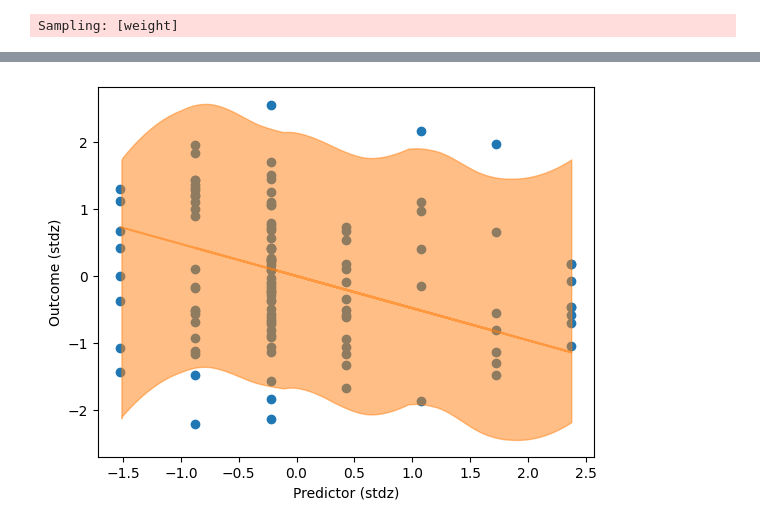
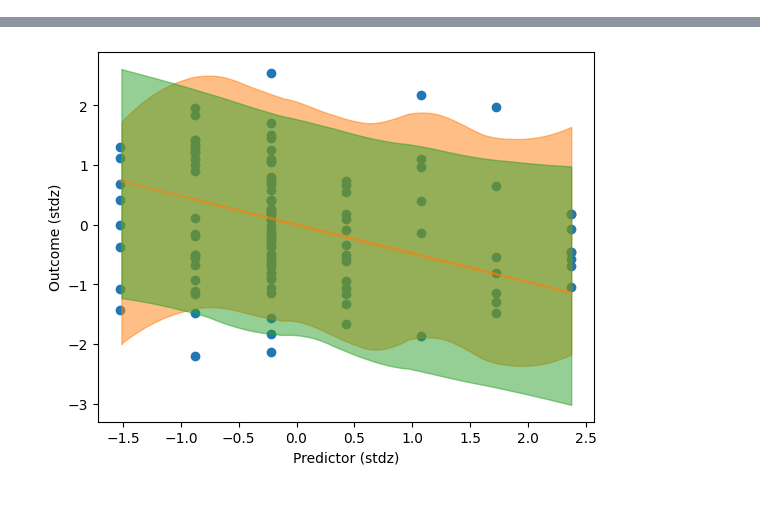
Before and after one commit to voutrata/statistical_rethinking_fork, a Jupyter notebook: my_code/chapter_5/5H2.ipynb, the cells around one changed output, grey strips where cells are left out. Drawn from its saved outputs; the diff is of its cells as text; code cells hidden in the pictures.

```diff
--- a/my_code/chapter_5/5H2.ipynb
+++ b/my_code/chapter_5/5H2.ipynb
@@ -5,18 +13,27 @@ import arviz as az
 # %%
 df_foxes = pl.read_csv("../../Rethinking_2/End_of_chapter_problems/data/foxes.csv", separator=";")
-df_foxes = df_foxes.with_columns((pl.exclude("group") - pl.exclude("group").mean())/pl.exclude("group").std())
+# %%
+df_foxes = standardize_columns(df_foxes, ["avgfood", "groupsize", "area", "weight"])
 # %%
 # model definition
-with pm.Model() as basic_model:
-    # priors
-    alpha = pm.Normal('alpha', 0, 1)
-    beta = pm.Normal('beta', 0, 0.5)
-    beta2 = pm.Normal('beta2', 0, 0.5)
-    sigma = pm.Exponential('sigma', 1)
+with pm.Model() as area_model:
+    # data definitions
+    groupsize = pm.Data("groupsize", df_foxes["groupsize"].to_numpy())
+    area = pm.Data("area", df_foxes["area"].to_numpy())
 
-    mu = alpha + beta*df_foxes["area"].to_numpy() + beta2*df_foxes["groupsize"].to_numpy()
-    weight = pm.Normal('weight', mu, sigma, observed=df_foxes["weight"].to_numpy())
+    alpha = pm.Normal("alpha", 0, 0.3)
+    beta_groupsize = pm.Normal("beta_groupsize", 0, 0.5)
+    beta_area = pm.Normal("beta_area", 0, 0.5)
+    sigma = pm.Exponential("sigma", 5)
 
-    # check prior predictive
-    idata = pm.sample_prior_predictive(draws=100)
+    mu = alpha + beta_groupsize*groupsize + beta_area*area
+    weight = pm.Normal("weight", mu, sigma, observed=df_foxes["weight"].to_numpy())
+
+    # sample prior predictive
+    prior_predictive = pm.sample_prior_predictive()
+
+    # sample posterior predictive
+    posterior = pm.sample()
+    posterior_predictive = pm.sample_posterior_predictive(posterior)
+    pm.compute_log_likelihood(posterior)
 # %% [output]
@@ -67,19 +78,16 @@ Sampling: [weight]
 # %%
-with basic_model:
-    pm.sample_posterior_predictive(idata_posterior, extend_inferencedata=True)
-
-post = idata_posterior.posterior
-mu_pp = post["alpha"] + post["beta2"] * xr.DataArray(df_foxes["groupsize"].to_numpy(), dims=["obs_id"]) + post["beta"]*xr.DataArray(df_foxes["area"].mean()*np.ones(len(df_foxes)), dims=["obs_id"])
+post = posterior.posterior
+mu_pp = post["alpha"] + post["beta_groupsize"] * xr.DataArray(df_foxes["groupsize"].to_numpy(), dims=["obs_id"]) + post["beta_area"]*xr.DataArray(df_foxes["area"].mean()*np.ones(len(df_foxes)), dims=["obs_id"])
 
 _, ax = plt.subplots()
 
 ax.plot(
     df_foxes["groupsize"].to_numpy(), mu_pp.mean(("chain", "draw")), label="Mean outcome", color="C1", alpha=0.6
 )
-ax.scatter(df_foxes["groupsize"].to_numpy(), idata_posterior.observed_data["weight"])
-az.plot_hdi(df_foxes["groupsize"].to_numpy(), idata_posterior.posterior_predictive["weight"], hdi_prob=0.95)
+ax.scatter(df_foxes["groupsize"].to_numpy(), posterior.observed_data["weight"])
+az.plot_hdi(df_foxes["groupsize"].to_numpy(), posterior_predictive.posterior_predictive["weight"], hdi_prob=0.95)
+az.plot_hdi(df_foxes["groupsize"].to_numpy(), posterior_pred_counterfactual.posterior_predictive["weight"], hdi_prob=0.95, color="C2")
 
 ax.set_xlabel("Predictor (stdz)")
 ax.set_ylabel("Outcome (stdz)");
 # %% [output]
-Sampling: [weight]
@@ -88 +94 @@ Sampling: [weight]
-[figure, old version]
+[figure, new version]
```
Also changed, not shown: parts of 9 cells of this notebook, 3 other files.
